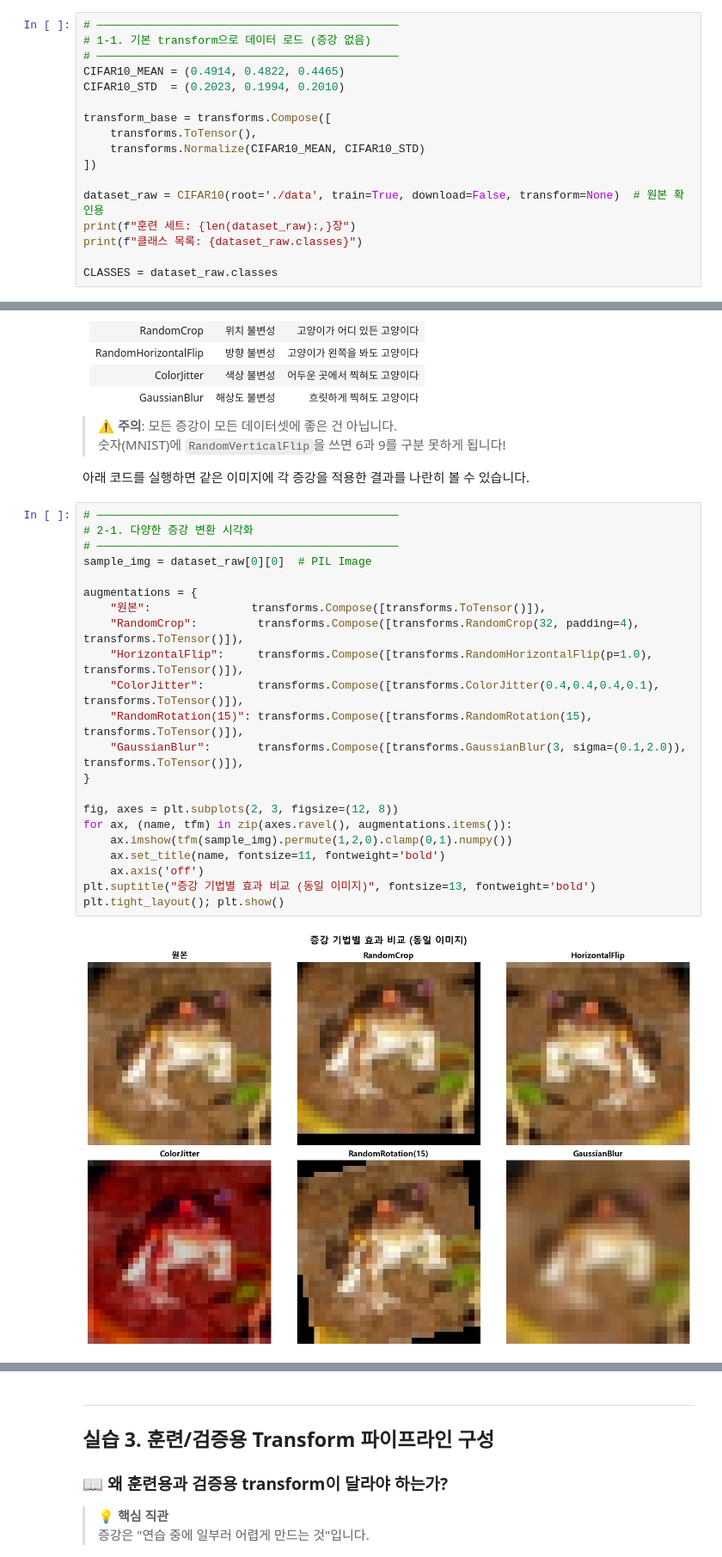
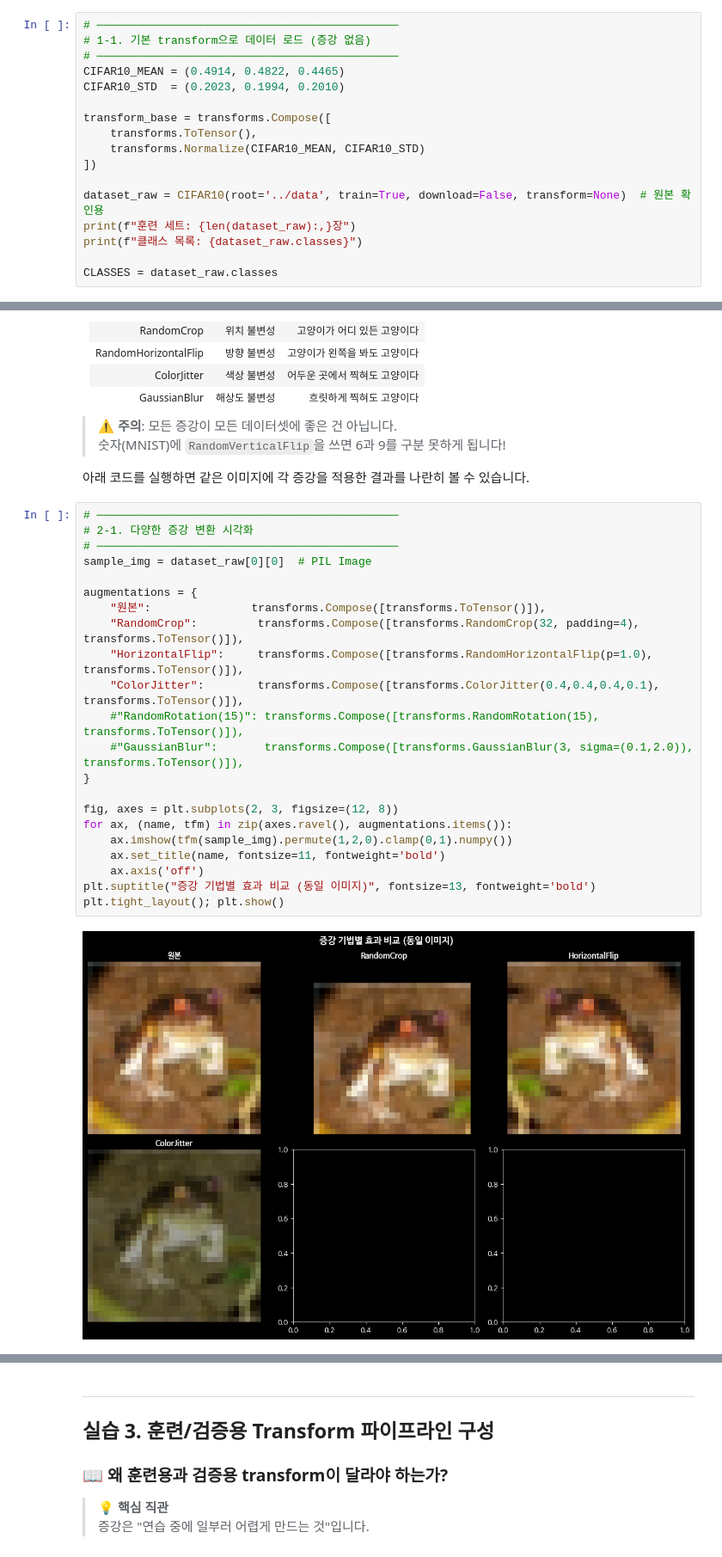
Before and after one commit to philipdekim-OnD01/RP2.CNN02, a Jupyter notebook: Section04_실습.ipynb, the cells around one changed output, grey strips where cells are left out. Shown at 86% size. Cells and saved outputs as stored; diff of their text form.

```diff
--- a/Section04_실습.ipynb
+++ b/Section04_실습.ipynb
@@ -117,7 +132,7 @@ transform_base = transforms.Compose([
     transforms.Normalize(CIFAR10_MEAN, CIFAR10_STD)
 ])
 
-dataset_raw = CIFAR10(root='./data', train=True, download=False, transform=None)  # 원본 확인용
+dataset_raw = CIFAR10(root='../data', train=True, download=False, transform=None)  # 원본 확인용
 print(f"훈련 세트: {len(dataset_raw):,}장")
 print(f"클래스 목록: {dataset_raw.classes}")
 
@@ -170,24 +287,24 @@ plt.tight_layout(); plt.show()
 # %%
 # ─────────────────────────────────────────────
 # 2-1. 다양한 증강 변환 시각화
 # ─────────────────────────────────────────────
 sample_img = dataset_raw[0][0]  # PIL Image
 
 augmentations = {
     "원본":               transforms.Compose([transforms.ToTensor()]),
     "RandomCrop":         transforms.Compose([transforms.RandomCrop(32, padding=4), transforms.ToTensor()]),
     "HorizontalFlip":     transforms.Compose([transforms.RandomHorizontalFlip(p=1.0), transforms.ToTensor()]),
     "ColorJitter":        transforms.Compose([transforms.ColorJitter(0.4,0.4,0.4,0.1), transforms.ToTensor()]),
-    "RandomRotation(15)": transforms.Compose([transforms.RandomRotation(15), transforms.ToTensor()]),
-    "GaussianBlur":       transforms.Compose([transforms.GaussianBlur(3, sigma=(0.1,2.0)), transforms.ToTensor()]),
+    #"RandomRotation(15)": transforms.Compose([transforms.RandomRotation(15), transforms.ToTensor()]),
+    #"GaussianBlur":       transforms.Compose([transforms.GaussianBlur(3, sigma=(0.1,2.0)), transforms.ToTensor()]),
 }
 
 fig, axes = plt.subplots(2, 3, figsize=(12, 8))
 for ax, (name, tfm) in zip(axes.ravel(), augmentations.items()):
     ax.imshow(tfm(sample_img).permute(1,2,0).clamp(0,1).numpy())
     ax.set_title(name, fontsize=11, fontweight='bold')
     ax.axis('off')
 plt.suptitle("증강 기법별 효과 비교 (동일 이미지)", fontsize=13, fontweight='bold')
 plt.tight_layout(); plt.show()
 # %% [output]
-[figure, old version]
+[figure, new version]
```
Also changed, not shown: parts of 20 cells of this notebook, 3 other files.
